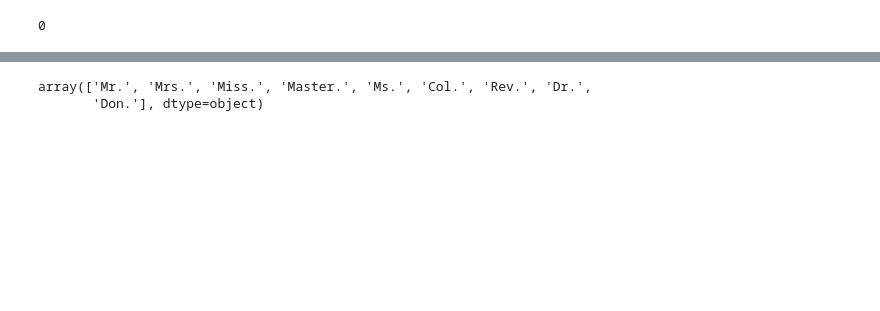
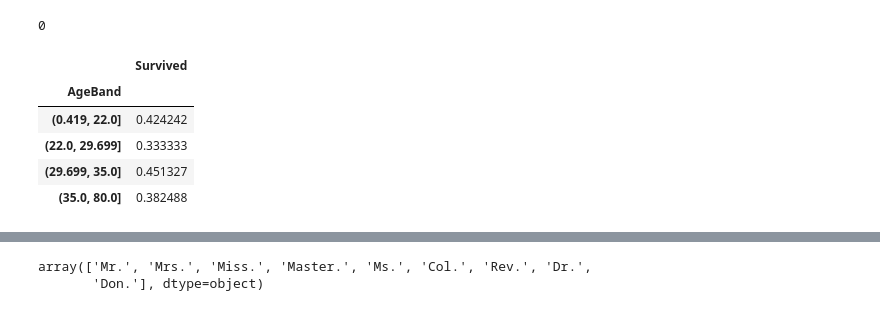
Before and after one commit to akhil14shukla/Titanic-Survival-Project, a Jupyter notebook: vs.ipynb, the cells around one changed output, grey strips where cells are left out. Saved outputs shown, nothing was run; the diff lists cells and outputs as text; code cells hidden in the pictures; blank space fills up the shorter version.

```diff
--- a/vs.ipynb
+++ b/vs.ipynb
@@ -30,8 +28,8 @@ test['Age'] = test['Age'].fillna(avg2)
 # %%
 # Replacing NaN in Cabin column with 0 for the time being
 # %%
-train['Cabin']=train['Cabin'].fillna(0)
-test['Cabin']=test['Cabin'].fillna(0)
+train['Cabin']=train['Cabin'].fillna("!")
+test['Cabin']=test['Cabin'].fillna("!")
 # train
 # %%
 # Replacing NaN in Embarked with the value which occurs maximum time(that is taking mode). Using mode because Embarked contains categorical values(S, C or Q).
@@ -49,0 +52,10 @@ test.Embarked.isnull().sum()
+# %%
+train['AgeBand'] = pd.qcut(train['Age'],4)
+train[['AgeBand','Survived']].groupby('AgeBand').mean()
+# %% [output]
+|  | Survived |
+| AgeBand |  |
+| (0.419, 22.0] | 0.424242 |
+| (22.0, 29.699] | 0.333333 |
+| (29.699, 35.0] | 0.451327 |
+| (35.0, 80.0] | 0.382488 |
```
Also changed, not shown: parts of 45 cells of this notebook.
